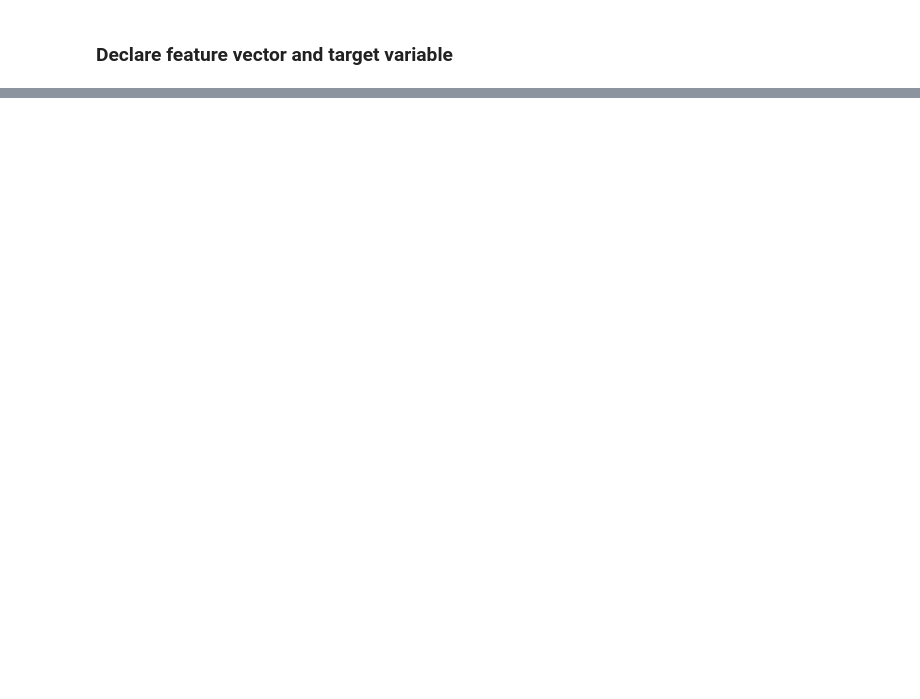
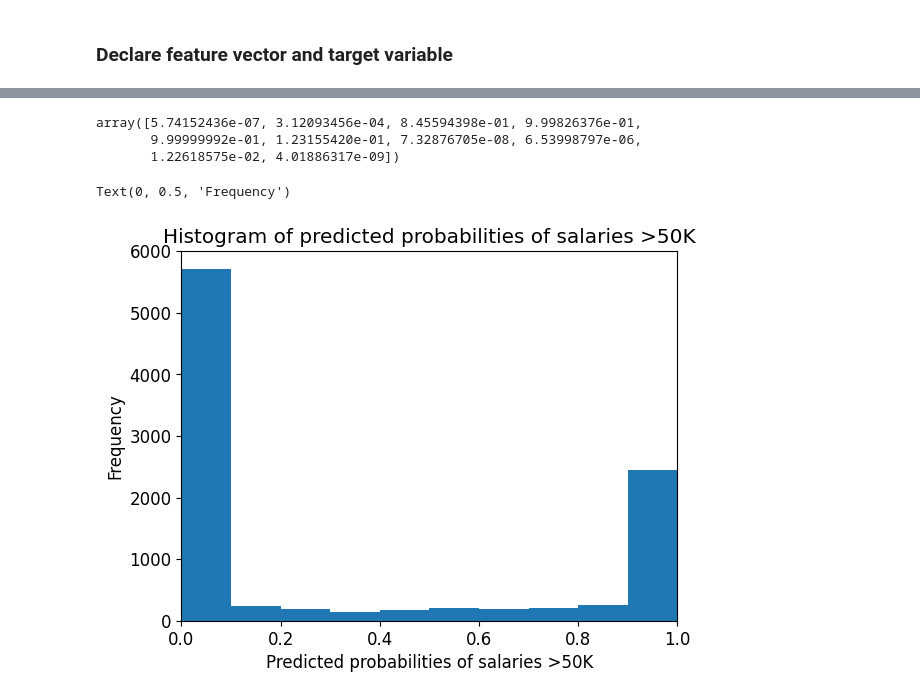
Before and after one commit to mohdsukry/Machine_Learning, a Jupyter notebook: 04_Naive Bayes/041 NB - Salary Prediction.ipynb, the cells around one changed output, grey strips where cells are left out. Drawn from its saved outputs; the diff is of its cells as text; code cells hidden in the pictures; blank space fills up the shorter version.

```diff
--- a/04_Naive Bayes/041 NB - Salary Prediction.ipynb
+++ b/04_Naive Bayes/041 NB - Salary Prediction.ipynb
@@ -451,0 +763,2 @@ We can see that all the 6 numerical variables do not contain missing values.
+# %%
+X_train = pd.DataFrame(X_train, columns=[cols])
@@ -451,0 +1125,38 @@ We can see that all the 6 numerical variables do not contain missing values.
+# %%
+# print the first 10 predicted probabilities for class 1 - Probability of >50K
+
+gnb.predict_proba(X_test)[0:10, 1]
+# %% [output]
+array([5.74152436e-07, 3.12093456e-04, 8.45594398e-01, 9.99826376e-01,
+       9.99999992e-01, 1.23155420e-01, 7.32876705e-08, 6.53998797e-06,
+       1.22618575e-02, 4.01886317e-09])
+# %%
+# store the predicted probabilities for class 1 - Probability of >50K
+
+y_pred1 = gnb.predict_proba(X_test)[:, 1]
+# %%
+# plot histogram of predicted probabilities
+
+
+# adjust the font size
+plt.rcParams['font.size'] = 12
+
+
+# plot histogram with 10 bins
+plt.hist(y_pred1, bins = 10)
+
+
+# set the title of predicted probabilities
+plt.title('Histogram of predicted probabilities of salaries >50K')
+
+
+# set the x-axis limit
+plt.xlim(0,1)
+
+
+# set the title
+plt.xlabel('Predicted probabilities of salaries >50K')
+plt.ylabel('Frequency')
+# %% [output]
+Text(0, 0.5, 'Frequency')
+[figure, added]
```
Also changed, not shown: parts of 100 cells of this notebook, 2 other files.
